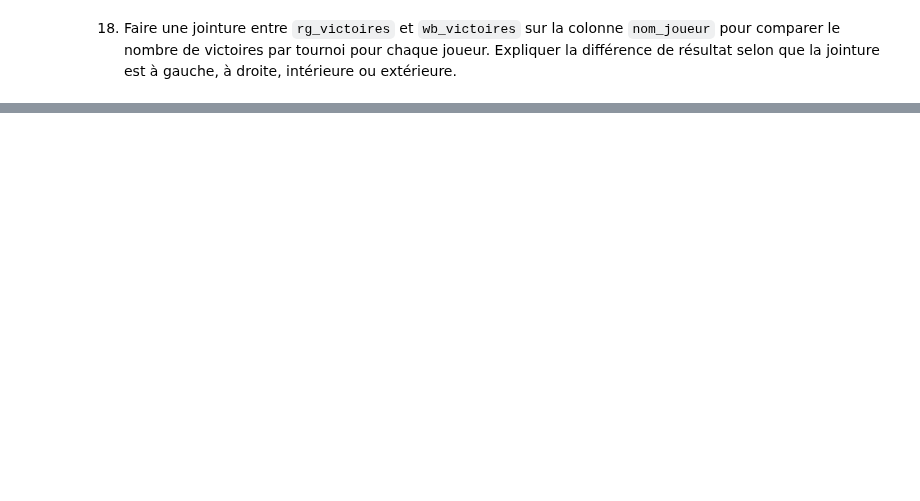
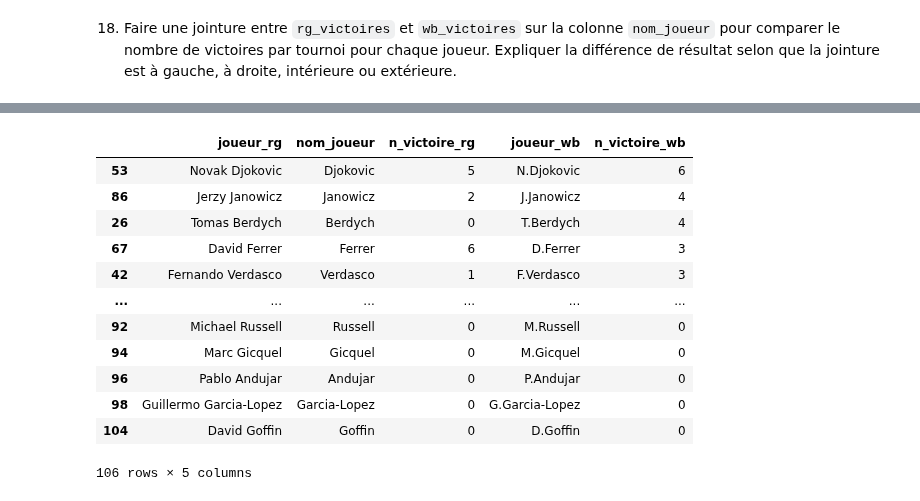
Before and after one commit to mlepennec-ensae/formation_cepe, a Jupyter notebook: notebooks/02_pandas_2.ipynb, the cells around one changed output, grey strips where cells are left out. Cells and saved outputs as stored; diff of their text form; code cells hidden in the pictures; blank space fills up the shorter version.

```diff
--- a/notebooks/02_pandas_2.ipynb
+++ b/notebooks/02_pandas_2.ipynb
@@ -116,0 +292,16 @@ Name: DBF.1, Length: 125, dtype: bool
+# %%
+pd.merge(rg_victoires, wb_victoires, on="nom_joueur", suffixes = ["_rg", "_wb"], how="inner").sort_values(by=["n_victoire_wb", "n_victoire_rg"], ascending=False)
+# %% [output]
+|  | joueur_rg | nom_joueur | n_victoire_rg | joueur_wb | n_victoire_wb |
+| 53 | Novak Djokovic | Djokovic | 5 | N.Djokovic | 6 |
+| 86 | Jerzy Janowicz | Janowicz | 2 | J.Janowicz | 4 |
+| 26 | Tomas Berdych | Berdych | 0 | T.Berdych | 4 |
+| 67 | David Ferrer | Ferrer | 6 | D.Ferrer | 3 |
+| 42 | Fernando Verdasco | Verdasco | 1 | F.Verdasco | 3 |
+| ... | ... | ... | ... | ... | ... |
+| 92 | Michael Russell | Russell | 0 | M.Russell | 0 |
+| 94 | Marc Gicquel | Gicquel | 0 | M.Gicquel | 0 |
+| 96 | Pablo Andujar | Andujar | 0 | P.Andujar | 0 |
+| 98 | Guillermo Garcia-Lopez | Garcia-Lopez | 0 | G.Garcia-Lopez | 0 |
+| 104 | David Goffin | Goffin | 0 | D.Goffin | 0 |
+106 rows × 5 columns
```
Also changed, not shown: parts of 18 cells of this notebook, 1 other file.
